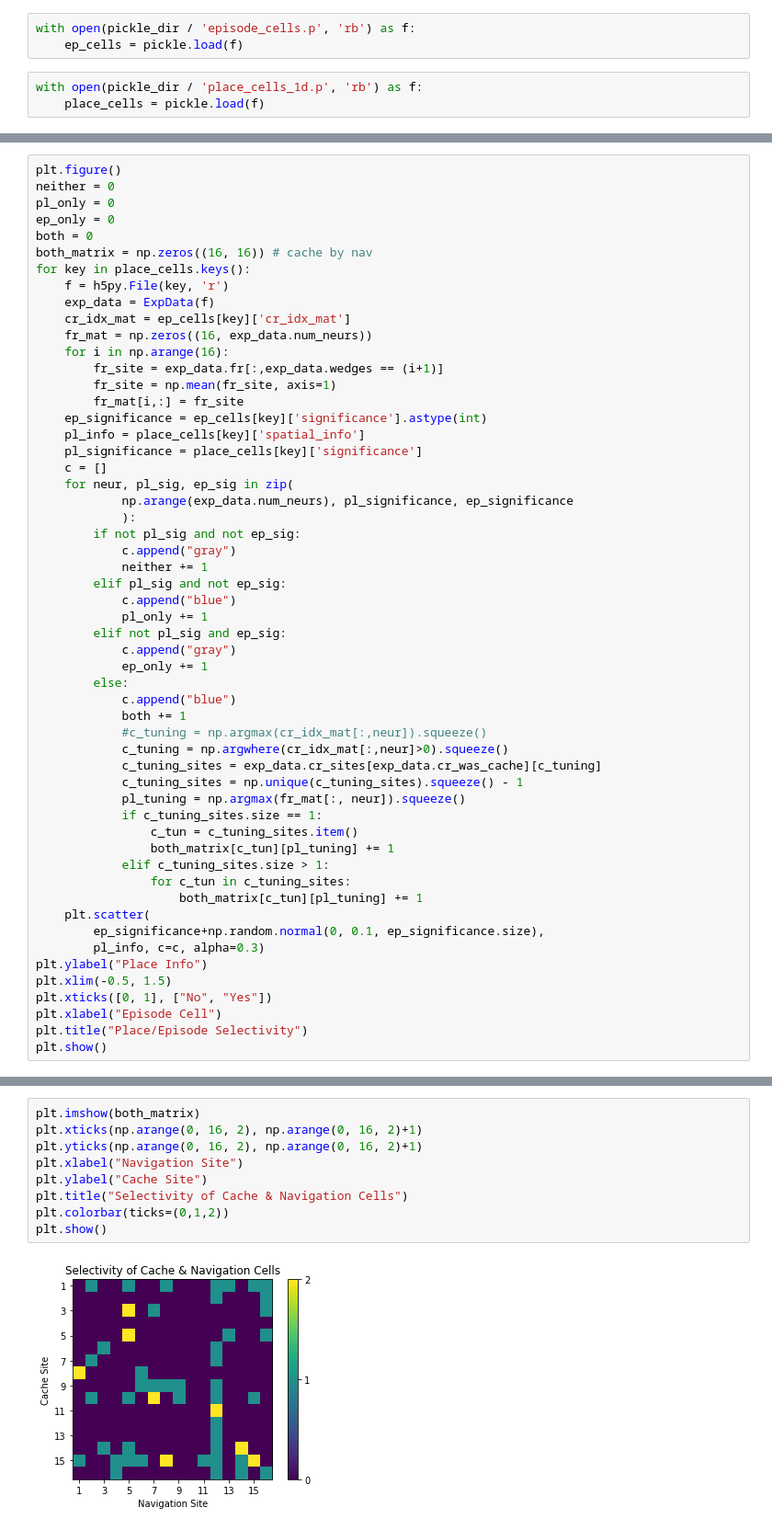
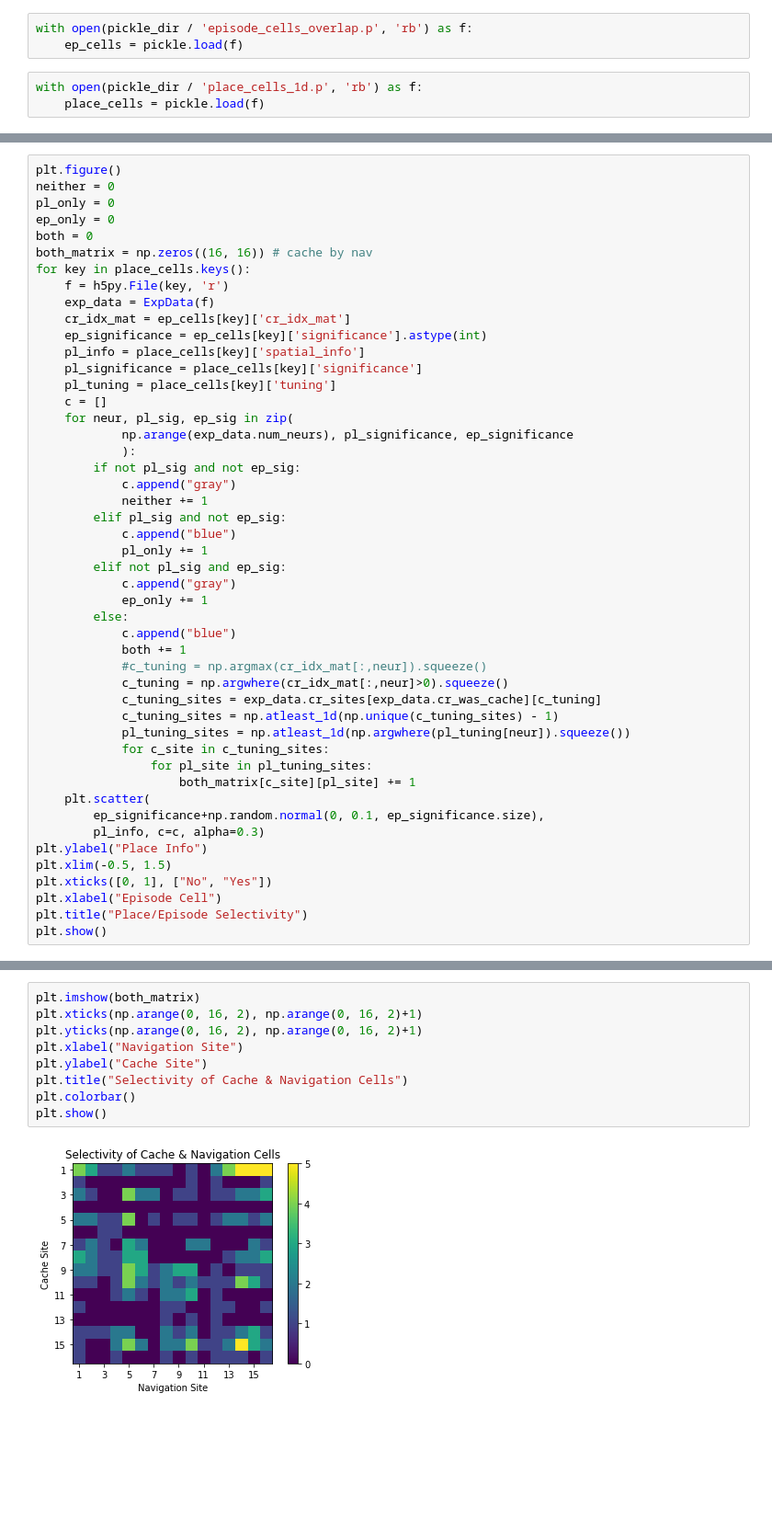
Before and after one commit to chingf/cache-arena-analysis, a Jupyter notebook: notebooks/1-single-cell-analysis/3-conjunctive-cells.ipynb, the cells around one changed output, grey strips where cells are left out. Shown at 92% size. Saved outputs shown, nothing was run; the diff lists cells and outputs as text; blank space fills up the shorter version.

Commit message:
Plot conjunctive cell tuning as a function of site distance

```diff
--- a/notebooks/1-single-cell-analysis/3-conjunctive-cells.ipynb
+++ b/notebooks/1-single-cell-analysis/3-conjunctive-cells.ipynb
@@ -12,7 +12,7 @@ from analysis.config import birds, h5_path_dict, pickle_dir
 from analysis.ExpData import ExpData
 from analysis.EpisodeCalc import EpisodeCalc
 # %%
-with open(pickle_dir / 'episode_cells.p', 'rb') as f:
+with open(pickle_dir / 'episode_cells_overlap.p', 'rb') as f:
     ep_cells = pickle.load(f)
 # %%
 with open(pickle_dir / 'place_cells_1d.p', 'rb') as f:
@@ -28,14 +34,10 @@ for key in place_cells.keys():
     f = h5py.File(key, 'r')
     exp_data = ExpData(f)
     cr_idx_mat = ep_cells[key]['cr_idx_mat']
-    fr_mat = np.zeros((16, exp_data.num_neurs))
-    for i in np.arange(16):
-        fr_site = exp_data.fr[:,exp_data.wedges == (i+1)]
-        fr_site = np.mean(fr_site, axis=1)
-        fr_mat[i,:] = fr_site
     ep_significance = ep_cells[key]['significance'].astype(int)
     pl_info = place_cells[key]['spatial_info']
     pl_significance = place_cells[key]['significance']
+    pl_tuning = place_cells[key]['tuning']
     c = []
     for neur, pl_sig, ep_sig in zip(
             np.arange(exp_data.num_neurs), pl_significance, ep_significance
@@ -55,14 +57,11 @@ for key in place_cells.keys():
             #c_tuning = np.argmax(cr_idx_mat[:,neur]).squeeze()
             c_tuning = np.argwhere(cr_idx_mat[:,neur]>0).squeeze()
             c_tuning_sites = exp_data.cr_sites[exp_data.cr_was_cache][c_tuning]
-            c_tuning_sites = np.unique(c_tuning_sites).squeeze() - 1
-            pl_tuning = np.argmax(fr_mat[:, neur]).squeeze()
-            if c_tuning_sites.size == 1:
-                c_tun = c_tuning_sites.item()
-                both_matrix[c_tun][pl_tuning] += 1
-            elif c_tuning_sites.size > 1:
-                for c_tun in c_tuning_sites:
-                    both_matrix[c_tun][pl_tuning] += 1
+            c_tuning_sites = np.atleast_1d(np.unique(c_tuning_sites) - 1)
+            pl_tuning_sites = np.atleast_1d(np.argwhere(pl_tuning[neur]).squeeze())
+            for c_site in c_tuning_sites:
+                for pl_site in pl_tuning_sites:
+                    both_matrix[c_site][pl_site] += 1
     plt.scatter(
         ep_significance+np.random.normal(0, 0.1, ep_significance.size),
         pl_info, c=c, alpha=0.3)
@@ -77,11 +76,11 @@ plt.show()
 # %%
 plt.imshow(both_matrix)
 plt.xticks(np.arange(0, 16, 2), np.arange(0, 16, 2)+1)
 plt.yticks(np.arange(0, 16, 2), np.arange(0, 16, 2)+1)
 plt.xlabel("Navigation Site")
 plt.ylabel("Cache Site")
 plt.title("Selectivity of Cache & Navigation Cells")
-plt.colorbar(ticks=(0,1,2))
+plt.colorbar()
 plt.show()
 # %% [output]
-[figure, old version]
+[figure, new version]
```
Also changed, not shown: parts of 4 cells of this notebook.
